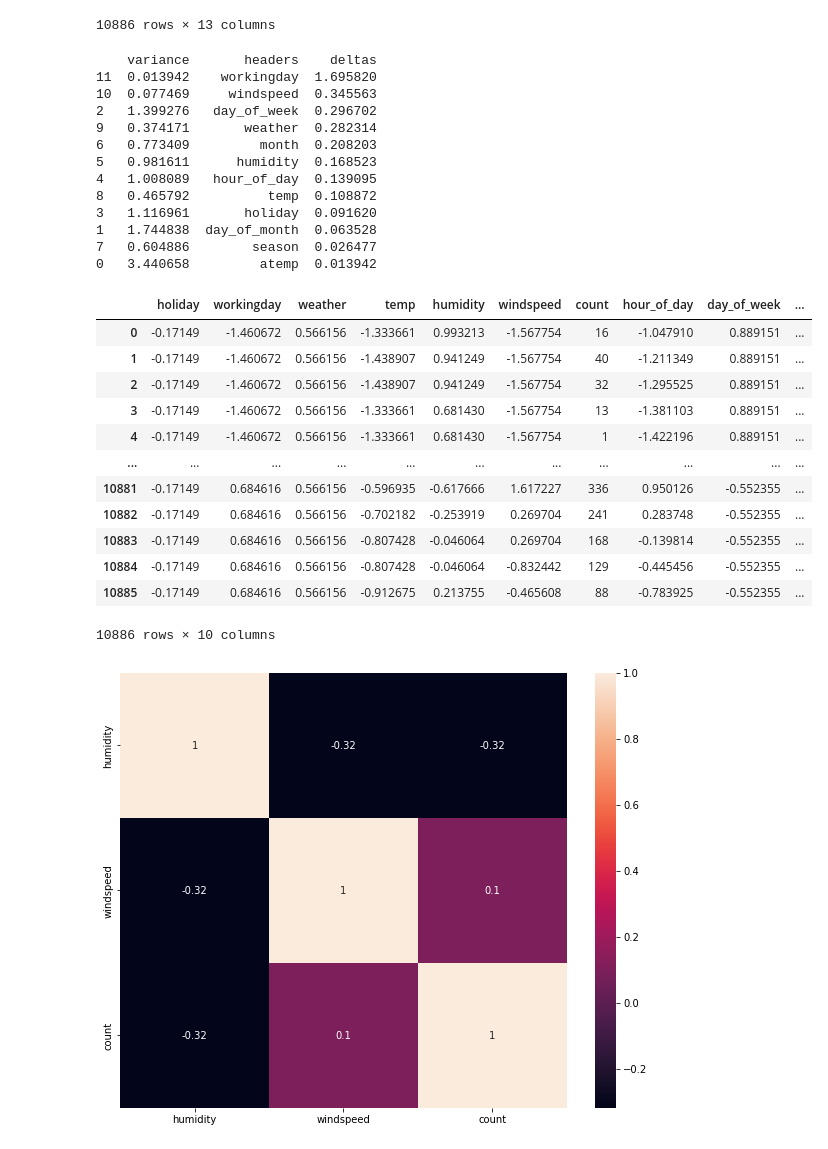
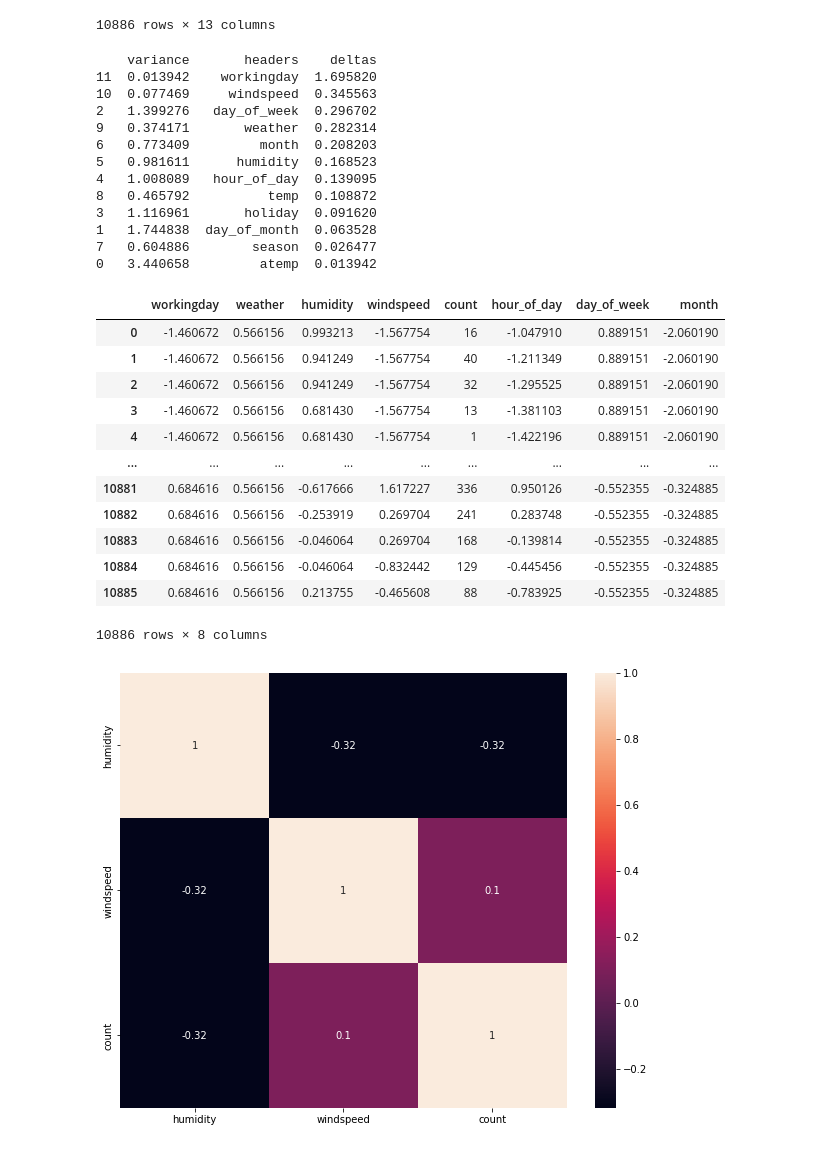
Before and after one commit to NPGiorgi/mlucu, a Jupyter notebook: bikesV2/bikes.ipynb, the cells around one changed output. Cells and saved outputs as stored; diff of their text form; code cells hidden in the pictures.

```diff
--- a/bikesV2/bikes.ipynb
+++ b/bikesV2/bikes.ipynb
@@ -138,48 +138,48 @@ newdf = pd.DataFrame()
 newdf["variance"] = pca.explained_variance_
 newdf["headers"] = df[cols].columns.values
 
 # get actual variance by feature and store in deltas
 variance_array = list(reversed(list(newdf["variance"])))
 variance_by_feature = []
 for index, variance in enumerate(variance_array):
     variance_by_feature.append(variance - sum(variance_by_feature))
 newdf["deltas"] = variance_by_feature
 
 # sort rows by variance, higher first
 newdf.sort_values("deltas", ascending=False, inplace=True)
 
 print(newdf)
 
-# keep top 8 features that provide more variance
-df.drop(newdf.tail(12 - 8)["headers"], inplace=True, axis=1)
+# keep top 7 features that provide more variance
+df.drop(newdf.tail(12 - 7)["headers"], inplace=True, axis=1)
 df.copy()
 # %% [output]
     variance       headers    deltas
 11  0.013942    workingday  1.695820
 10  0.077469     windspeed  0.345563
 2   1.399276   day_of_week  0.296702
 9   0.374171       weather  0.282314
 6   0.773409         month  0.208203
 5   0.981611      humidity  0.168523
 4   1.008089   hour_of_day  0.139095
 8   0.465792          temp  0.108872
 3   1.116961       holiday  0.091620
 1   1.744838  day_of_month  0.063528
 7   0.604886        season  0.026477
 0   3.440658         atemp  0.013942
-|  | holiday | workingday | weather | temp | humidity | windspeed | count | hour_of_day | day_of_week | ... |
-| 0 | -0.17149 | -1.460672 | 0.566156 | -1.333661 | 0.993213 | -1.567754 | 16 | -1.047910 | 0.889151 | ... |
-| 1 | -0.17149 | -1.460672 | 0.566156 | -1.438907 | 0.941249 | -1.567754 | 40 | -1.211349 | 0.889151 | ... |
-| 2 | -0.17149 | -1.460672 | 0.566156 | -1.438907 | 0.941249 | -1.567754 | 32 | -1.295525 | 0.889151 | ... |
-| 3 | -0.17149 | -1.460672 | 0.566156 | -1.333661 | 0.681430 | -1.567754 | 13 | -1.381103 | 0.889151 | ... |
-| 4 | -0.17149 | -1.460672 | 0.566156 | -1.333661 | 0.681430 | -1.567754 | 1 | -1.422196 | 0.889151 | ... |
-| ... | ... | ... | ... | ... | ... | ... | ... | ... | ... | ... |
-| 10881 | -0.17149 | 0.684616 | 0.566156 | -0.596935 | -0.617666 | 1.617227 | 336 | 0.950126 | -0.552355 | ... |
-| 10882 | -0.17149 | 0.684616 | 0.566156 | -0.702182 | -0.253919 | 0.269704 | 241 | 0.283748 | -0.552355 | ... |
-| 10883 | -0.17149 | 0.684616 | 0.566156 | -0.807428 | -0.046064 | 0.269704 | 168 | -0.139814 | -0.552355 | ... |
-| 10884 | -0.17149 | 0.684616 | 0.566156 | -0.807428 | -0.046064 | -0.832442 | 129 | -0.445456 | -0.552355 | ... |
-| 10885 | -0.17149 | 0.684616 | 0.566156 | -0.912675 | 0.213755 | -0.465608 | 88 | -0.783925 | -0.552355 | ... |
+|  | workingday | weather | humidity | windspeed | count | hour_of_day | day_of_week | month |
+| 0 | -1.460672 | 0.566156 | 0.993213 | -1.567754 | 16 | -1.047910 | 0.889151 | -2.060190 |
+| 1 | -1.460672 | 0.566156 | 0.941249 | -1.567754 | 40 | -1.211349 | 0.889151 | -2.060190 |
+| 2 | -1.460672 | 0.566156 | 0.941249 | -1.567754 | 32 | -1.295525 | 0.889151 | -2.060190 |
+| 3 | -1.460672 | 0.566156 | 0.681430 | -1.567754 | 13 | -1.381103 | 0.889151 | -2.060190 |
+| 4 | -1.460672 | 0.566156 | 0.681430 | -1.567754 | 1 | -1.422196 | 0.889151 | -2.060190 |
+| ... | ... | ... | ... | ... | ... | ... | ... | ... |
+| 10881 | 0.684616 | 0.566156 | -0.617666 | 1.617227 | 336 | 0.950126 | -0.552355 | -0.324885 |
+| 10882 | 0.684616 | 0.566156 | -0.253919 | 0.269704 | 241 | 0.283748 | -0.552355 | -0.324885 |
+| 10883 | 0.684616 | 0.566156 | -0.046064 | 0.269704 | 168 | -0.139814 | -0.552355 | -0.324885 |
+| 10884 | 0.684616 | 0.566156 | -0.046064 | -0.832442 | 129 | -0.445456 | -0.552355 | -0.324885 |
+| 10885 | 0.684616 | 0.566156 | 0.213755 | -0.465608 | 88 | -0.783925 | -0.552355 | -0.324885 |
-10886 rows × 10 columns
+10886 rows × 8 columns
 # %%
 import matplotlib.pyplot as plt
 import seaborn as sns
```
Also changed, not shown: parts of 3 cells of this notebook, 6 other files.
